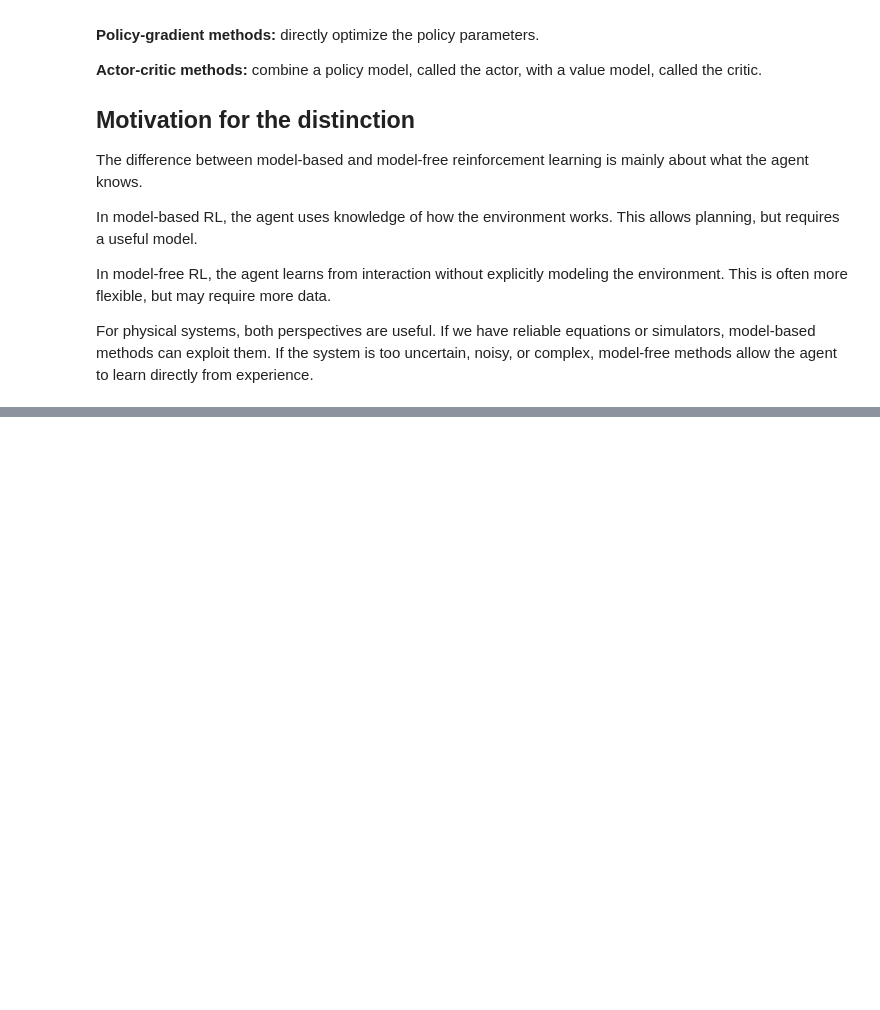
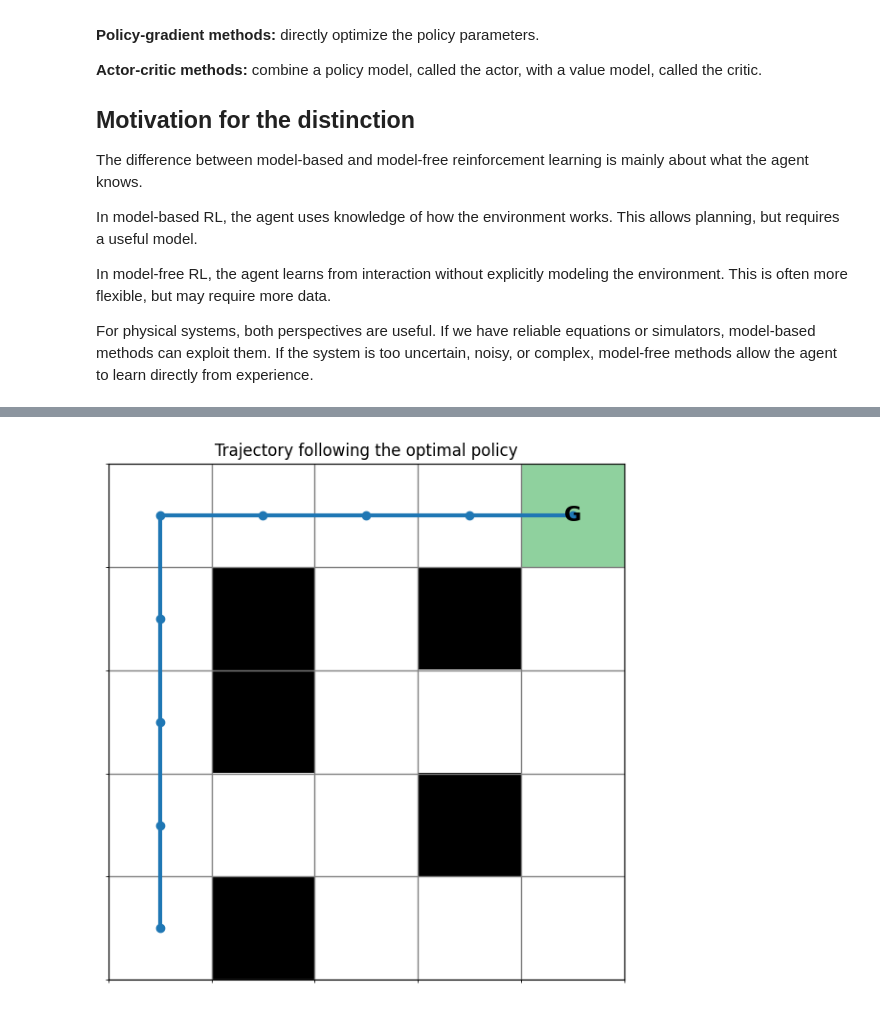
Before and after one commit to JVestly/Agentic_course_material, a Jupyter notebook: Notebooks/week2.ipynb, the cells around one changed output, grey strips where cells are left out. Cells and saved outputs as stored; diff of their text form; code cells hidden in the pictures; blank space fills up the shorter version.

```diff
--- a/Notebooks/week2.ipynb
+++ b/Notebooks/week2.ipynb
@@ -257,0 +545,25 @@ For physical systems, both perspectives are useful. If we have reliable equation
+# %%
+fig, ax = plt.subplots(figsize=(7, 7))
+ax.imshow(display_grid + 1, cmap=cmap, vmin=0, vmax=2)
+
+for row in range(n_rows):
+    for col in range(n_cols):
+        if grid[row, col] == -1:
+            continue
+        if (row, col) == goal_state:
+            ax.text(col, row, "G", ha="center", va="center", fontsize=16, weight="bold")
+
+path_rows = [state[0] for state in path]
+path_cols = [state[1] for state in path]
+
+ax.plot(path_cols, path_rows, marker="o", linewidth=3, color="tab:blue")
+
+ax.set_xticks(np.arange(-0.5, n_cols, 1), minor=True)
+ax.set_yticks(np.arange(-0.5, n_rows, 1), minor=True)
+ax.grid(which="minor", color="gray", linewidth=1)
+ax.set_xticks([])
+ax.set_yticks([])
+ax.set_title("Trajectory following the optimal policy")
+plt.show()
+# %% [output]
+[figure, added]
```
Also changed, not shown: parts of 22 cells of this notebook.
